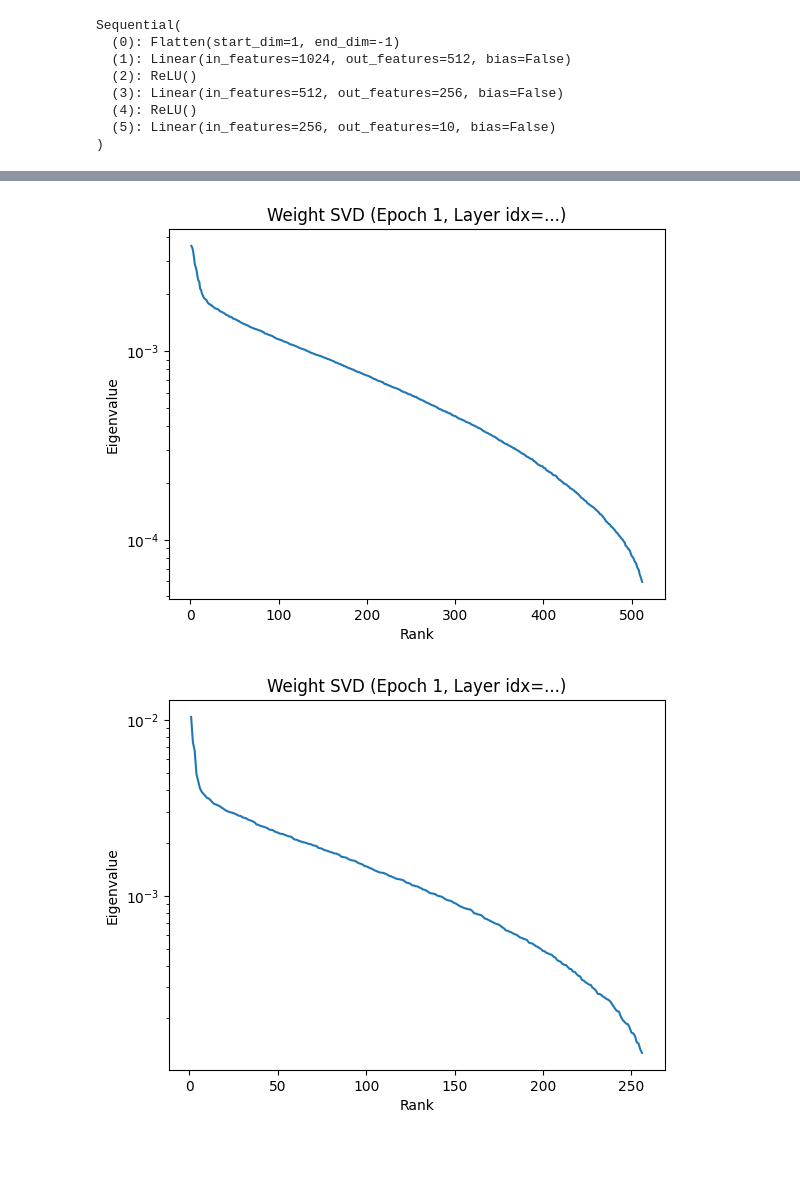
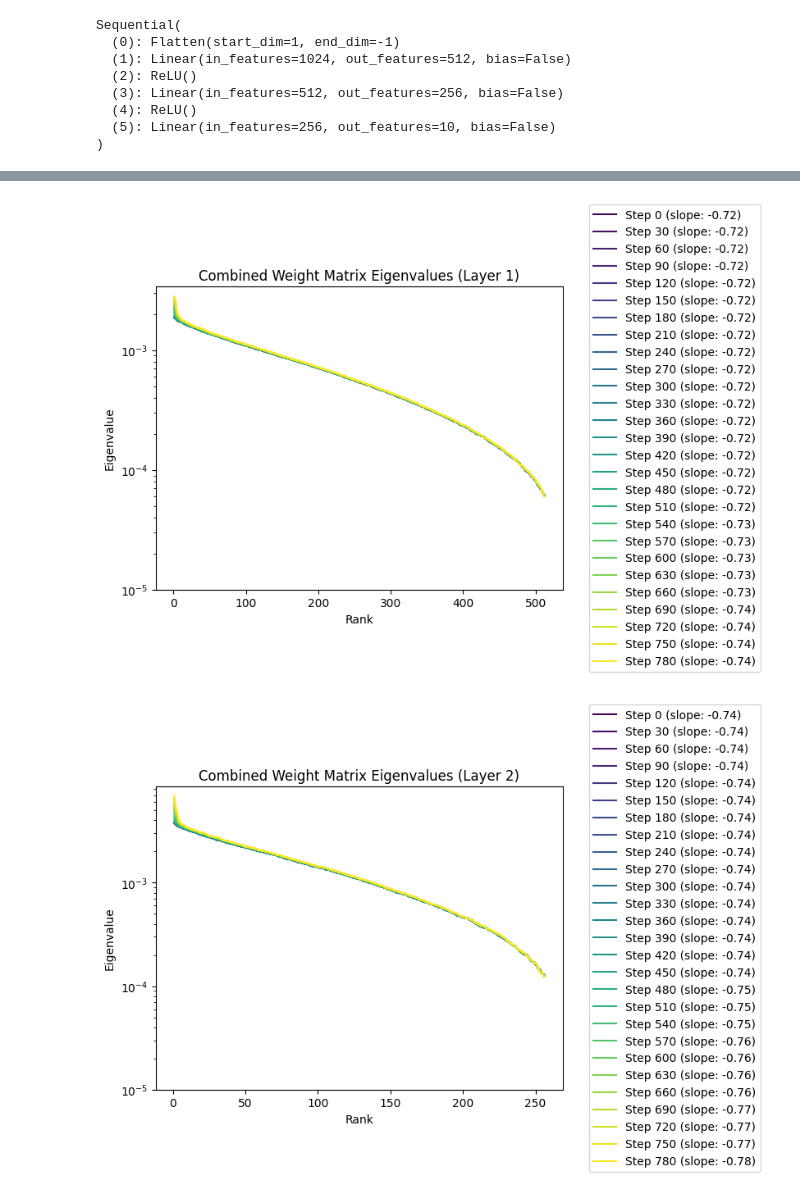
Before and after one commit to YuboWang-zxx/DL_Research, a Jupyter notebook: Experiment.ipynb, the cells around one changed output, grey strips where cells are left out. Cells and saved outputs as stored; diff of their text form; code cells hidden in the pictures; blank space fills up the shorter version.

```diff
--- a/Experiment.ipynb
+++ b/Experiment.ipynb
@@ -532,23 +534,3 @@ def plot_activation_history(step_activation_history_by_epoch):
         plt.title(f"Combined Activation Covariance Eigenvalues (Layer {layer_idx + 1})")
         plt.legend(loc='center left', bbox_to_anchor=(1.05, 0.5))
         plt.show()
-# %%
-def plot_weight_history(step_weight_history_by_epoch):
-    for epoch in [0, 1]:
-        if epoch not in step_weight_history_by_epoch:
-            continue
-        history = step_weight_history_by_epoch[epoch]
-        num_layers = len(history[0])
-        for layer_idx in range(num_layers):
-            plt.figure()
-            for step_idx, record in enumerate(history):
-                eigvals = record[layer_idx]
-                x = np.arange(1, len(eigvals)+1)
-                plt.plot(x, eigvals)
-            plt.xscale("log")
-            plt.yscale("log")
-            plt.xlabel("Rank")
-            plt.ylabel("Eigenvalue")
-            plt.title(f"Weight Matrix Eigenvalues (Epoch {epoch}, Layer {layer_idx + 1})")
-            plt.legend()
-            plt.show()
@@ -660,14 +726,5 @@ plot_weight_history(step_weight_history_by_epoch)
-# %%
-for epoch, layer_eigs in weight_eigs_history:
-    if epoch == 1:
-        for idx, eigvals_w in enumerate(layer_eigs):
-            x = 1 + np.arange(len(eigvals_w))
-            plt.plot(x, eigvals_w)
-            plt.yscale("log")
-            plt.title(f"Weight SVD (Epoch {epoch}, Layer idx=...)")
-            plt.xlabel("Rank")
-            plt.ylabel("Eigenvalue")
-            plt.show()
-# %% [output]
-[figure, removed]
-[figure, removed]
+# %%
+plot_weight_history(step_weight_history_by_epoch, normalize=False, y_min=1e-5)
+# %% [output]
+[figure, added]
+[figure, added]
```
Also changed, not shown: parts of 13 cells of this notebook.
